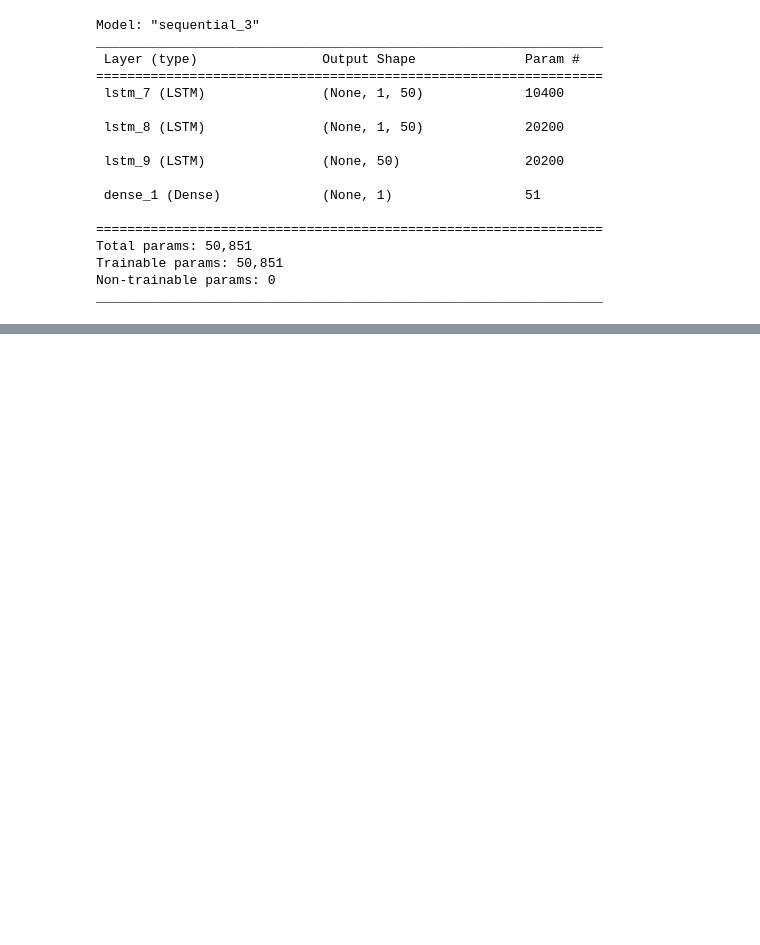
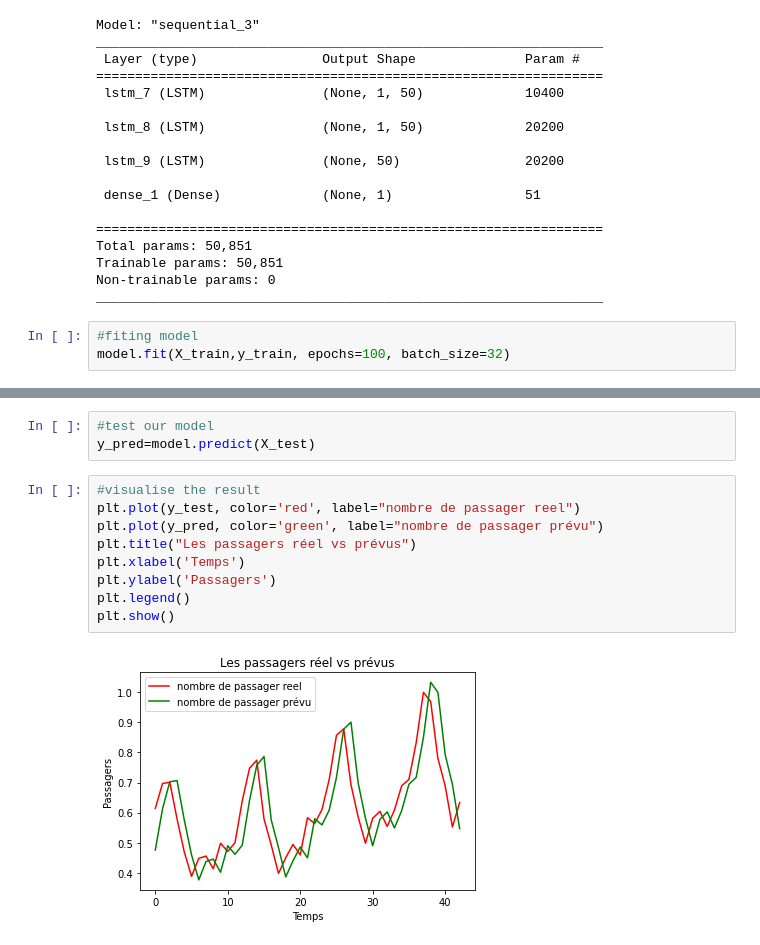
Before and after one commit to Elhassan7/Deep_Learning---Neural_Nework, a Jupyter notebook: RNN/RNN DeepLearning.ipynb, the cells around one changed output, grey strips where cells are left out. Drawn from its saved outputs; the diff is of its cells as text; blank space fills up the shorter version.

```diff
--- a/RNN/RNN DeepLearning.ipynb
+++ b/RNN/RNN DeepLearning.ipynb
@@ -148,3 +148,6 @@ Total params: 50,851
 Trainable params: 50,851
 Non-trainable params: 0
 _________________________________________________________________
+# %%
+#fiting model
+model.fit(X_train,y_train, epochs=100, batch_size=32)
@@ -150,0 +173,14 @@ _________________________________________________________________
+# %%
+#test our model
+y_pred=model.predict(X_test)
+# %%
+#visualise the result
+plt.plot(y_test, color='red', label="nombre de passager reel")
+plt.plot(y_pred, color='green', label="nombre de passager prévu")
+plt.title("Les passagers réel vs prévus")
+plt.xlabel('Temps')
+plt.ylabel('Passagers')
+plt.legend()
+plt.show()
+# %% [output]
+[figure, added]
```
Also changed, not shown: parts of 1 cell of this notebook.
